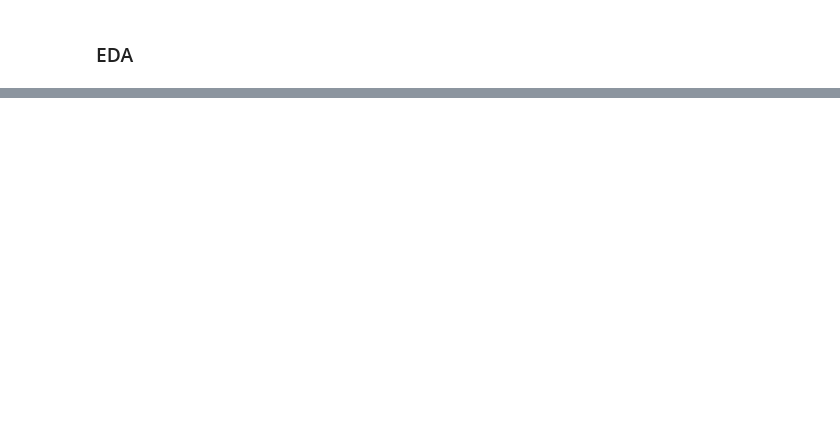
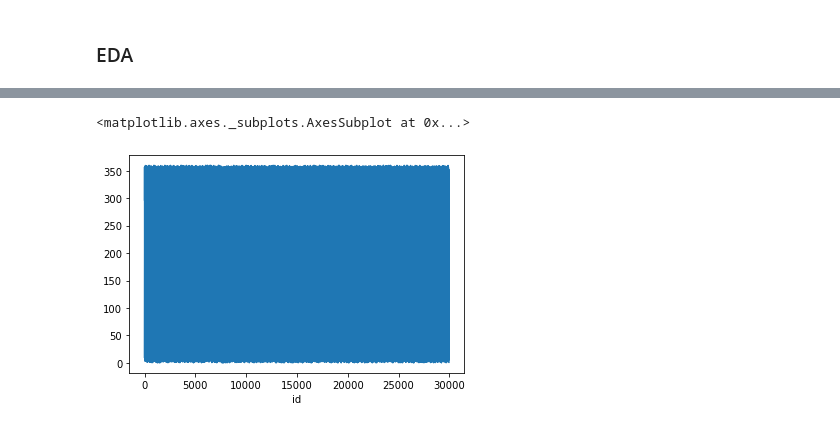
Before and after one commit to makarbaderko/stock_pred_ephemeris_project, a Jupyter notebook: astro_eda.ipynb, the cells around one changed output, grey strips where cells are left out. Drawn from its saved outputs; the diff is of its cells as text; code cells hidden in the pictures; blank space fills up the shorter version.

```diff
--- a/astro_eda.ipynb
+++ b/astro_eda.ipynb
@@ -186,0 +248,5 @@ planets.head()
+# %%
+planets['moon'].plot()
+# %% [output]
+<matplotlib.axes._subplots.AxesSubplot at 0x...>
+[figure, added]
```
Also changed, not shown: parts of 18 cells of this notebook.
